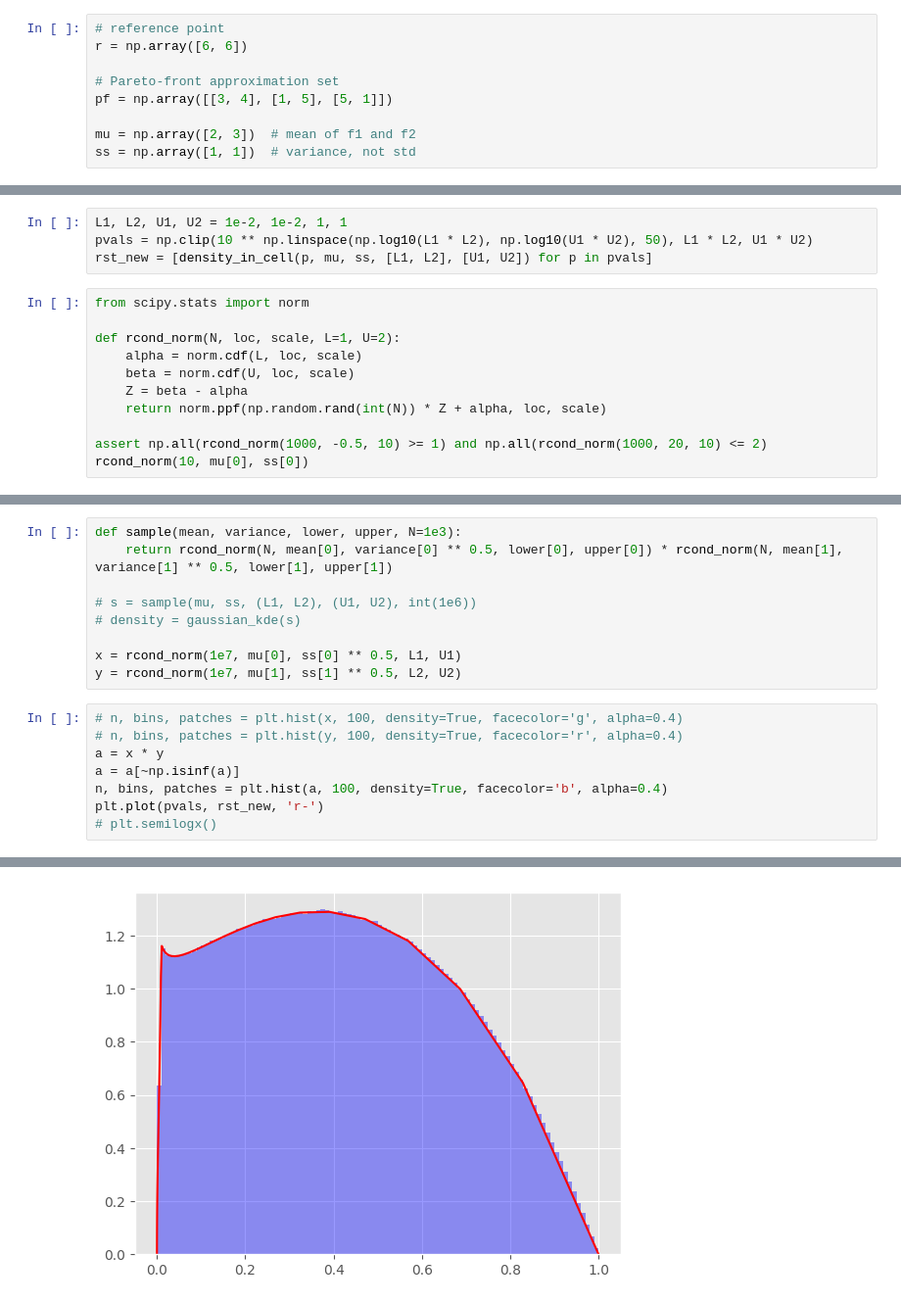
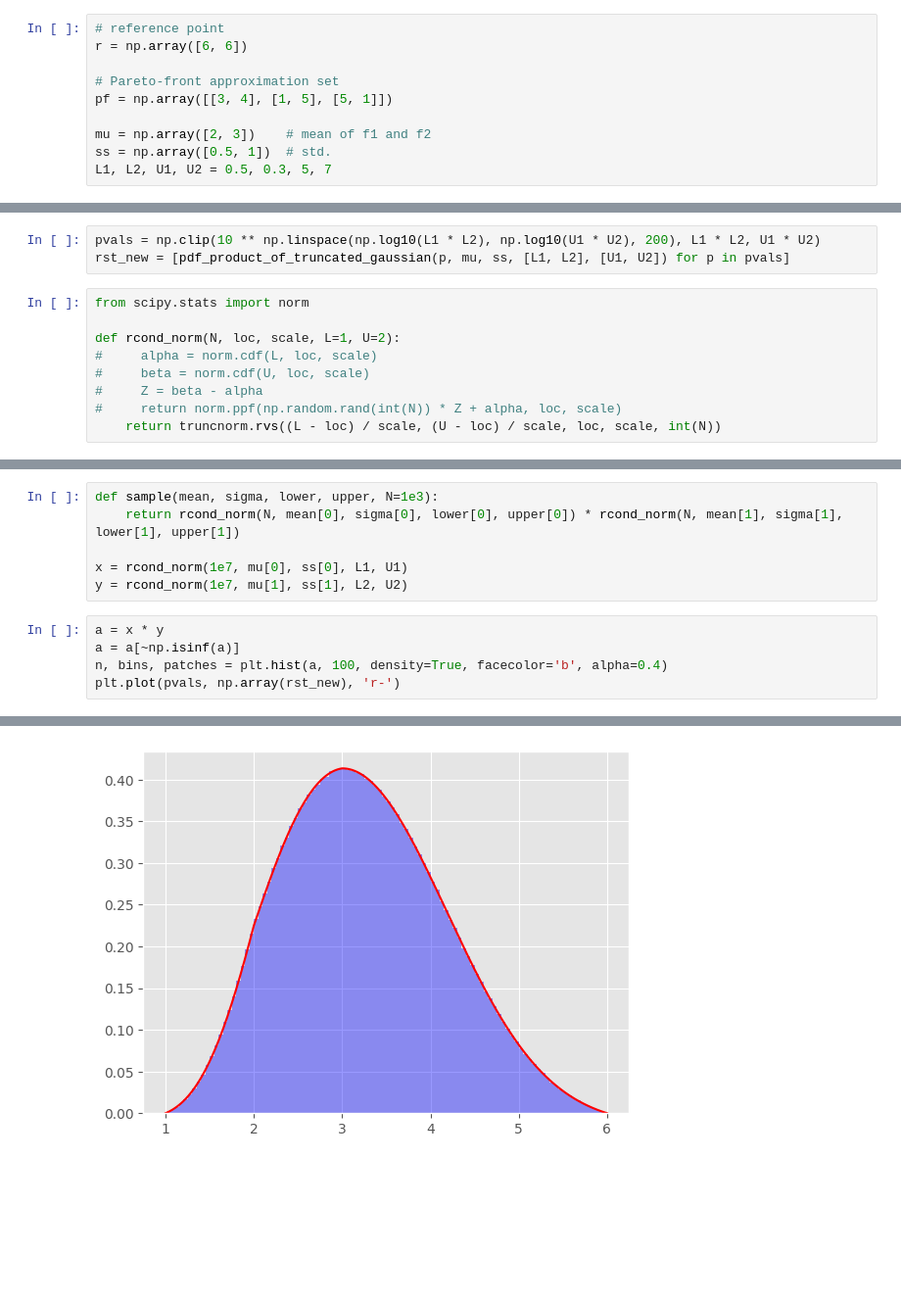
Before and after one commit to wangronin/HVI-distribution, a Jupyter notebook: backup/debug.ipynb, the cells around one changed output, grey strips where cells are left out. Shown at 98% size. Saved outputs shown, nothing was run; the diff lists cells and outputs as text; blank space fills up the shorter version.

```diff
--- a/backup/debug.ipynb
+++ b/backup/debug.ipynb
@@ -15,5 +20,6 @@ r = np.array([6, 6])
 # Pareto-front approximation set
 pf = np.array([[3, 4], [1, 5], [5, 1]])
 
-mu = np.array([2, 3])  # mean of f1 and f2
-ss = np.array([1, 1])  # variance, not std
+mu = np.array([2, 3])    # mean of f1 and f2
+ss = np.array([0.5, 1])  # std.
+L1, L2, U1, U2 = 0.5, 0.3, 5, 7
@@ -71,15 +111,12 @@ def density_in_cell(p, mean, variance, truncatedLB, truncatedUB):
 # %%
-L1, L2, U1, U2 = 1e-2, 1e-2, 1, 1
-pvals = np.clip(10 ** np.linspace(np.log10(L1 * L2), np.log10(U1 * U2), 50), L1 * L2, U1 * U2)
-rst_new = [density_in_cell(p, mu, ss, [L1, L2], [U1, U2]) for p in pvals]
+pvals = np.clip(10 ** np.linspace(np.log10(L1 * L2), np.log10(U1 * U2), 200), L1 * L2, U1 * U2)
+rst_new = [pdf_product_of_truncated_gaussian(p, mu, ss, [L1, L2], [U1, U2]) for p in pvals]
 # %%
 from scipy.stats import norm
 
 def rcond_norm(N, loc, scale, L=1, U=2):
-    alpha = norm.cdf(L, loc, scale)
-    beta = norm.cdf(U, loc, scale)
-    Z = beta - alpha
-    return norm.ppf(np.random.rand(int(N)) * Z + alpha, loc, scale)
-
-assert np.all(rcond_norm(1000, -0.5, 10) >= 1) and np.all(rcond_norm(1000, 20, 10) <= 2)
-rcond_norm(10, mu[0], ss[0])
+#     alpha = norm.cdf(L, loc, scale)
+#     beta = norm.cdf(U, loc, scale)
+#     Z = beta - alpha
+#     return norm.ppf(np.random.rand(int(N)) * Z + alpha, loc, scale)
+    return truncnorm.rvs((L - loc) / scale, (U - loc) / scale, loc, scale, int(N))
@@ -89,20 +123,14 @@ array([1.6218556 , 1.60489031, 1.62289157, 1.65738929, 1.0258735 ,
 # %%
-def sample(mean, variance, lower, upper, N=1e3):
-    return rcond_norm(N, mean[0], variance[0] ** 0.5, lower[0], upper[0]) * rcond_norm(N, mean[1], variance[1] ** 0.5, lower[1], upper[1])
+def sample(mean, sigma, lower, upper, N=1e3):
+    return rcond_norm(N, mean[0], sigma[0], lower[0], upper[0]) * rcond_norm(N, mean[1], sigma[1], lower[1], upper[1])
 
-# s = sample(mu, ss, (L1, L2), (U1, U2), int(1e6))
-# density = gaussian_kde(s)
-
-x = rcond_norm(1e7, mu[0], ss[0] ** 0.5, L1, U1)
-y = rcond_norm(1e7, mu[1], ss[1] ** 0.5, L2, U2)
+x = rcond_norm(1e7, mu[0], ss[0], L1, U1)
+y = rcond_norm(1e7, mu[1], ss[1], L2, U2)
 # %%
-# n, bins, patches = plt.hist(x, 100, density=True, facecolor='g', alpha=0.4)
-# n, bins, patches = plt.hist(y, 100, density=True, facecolor='r', alpha=0.4)
 a = x * y
 a = a[~np.isinf(a)]
 n, bins, patches = plt.hist(a, 100, density=True, facecolor='b', alpha=0.4)
-plt.plot(pvals, rst_new, 'r-')
-# plt.semilogx()
+plt.plot(pvals, np.array(rst_new), 'r-')
 # %% [output]
 [<matplotlib.lines.Line2D at 0x...>]
-[figure, old version]
+[figure, new version]
```
Also changed, not shown: parts of 19 cells of this notebook, 3 other files.
